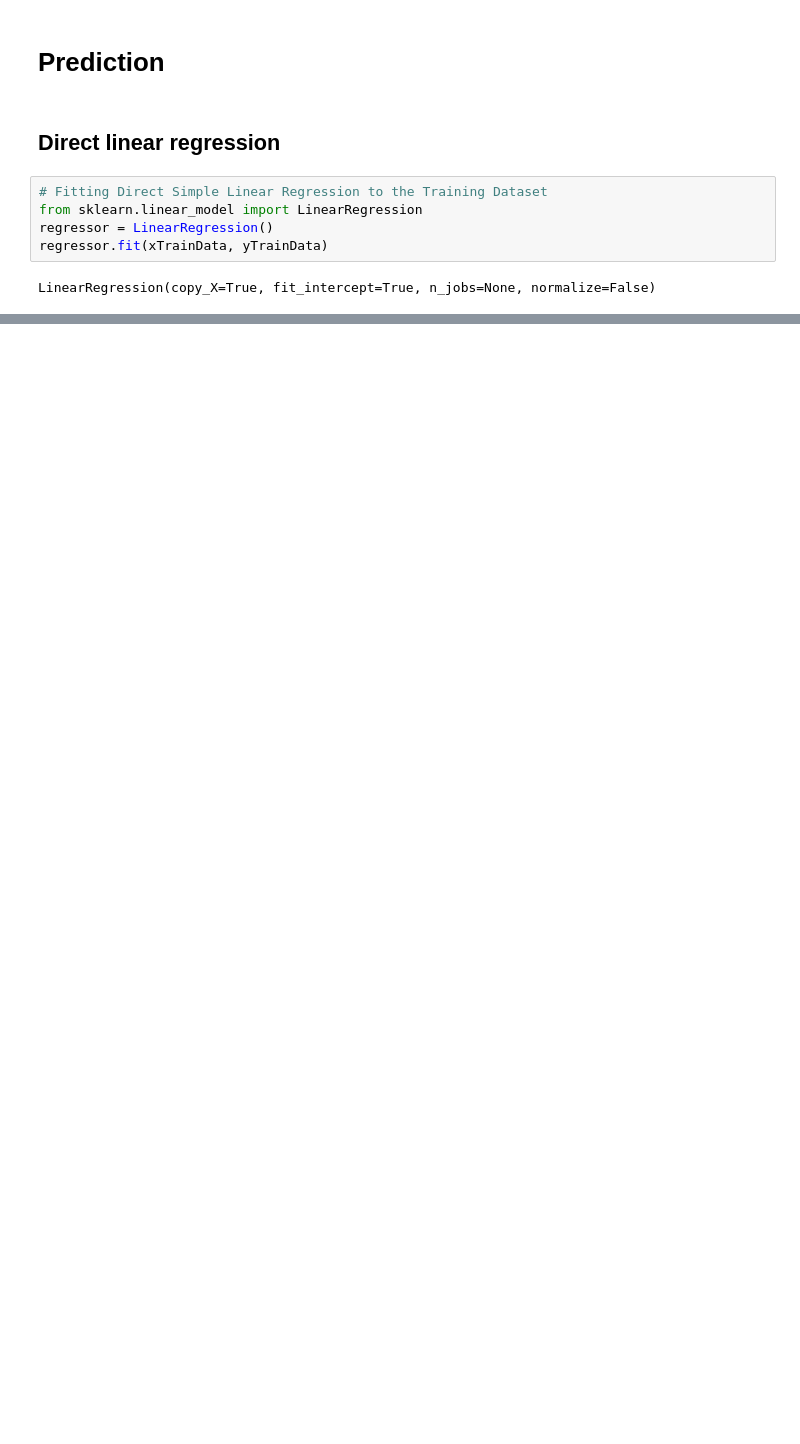
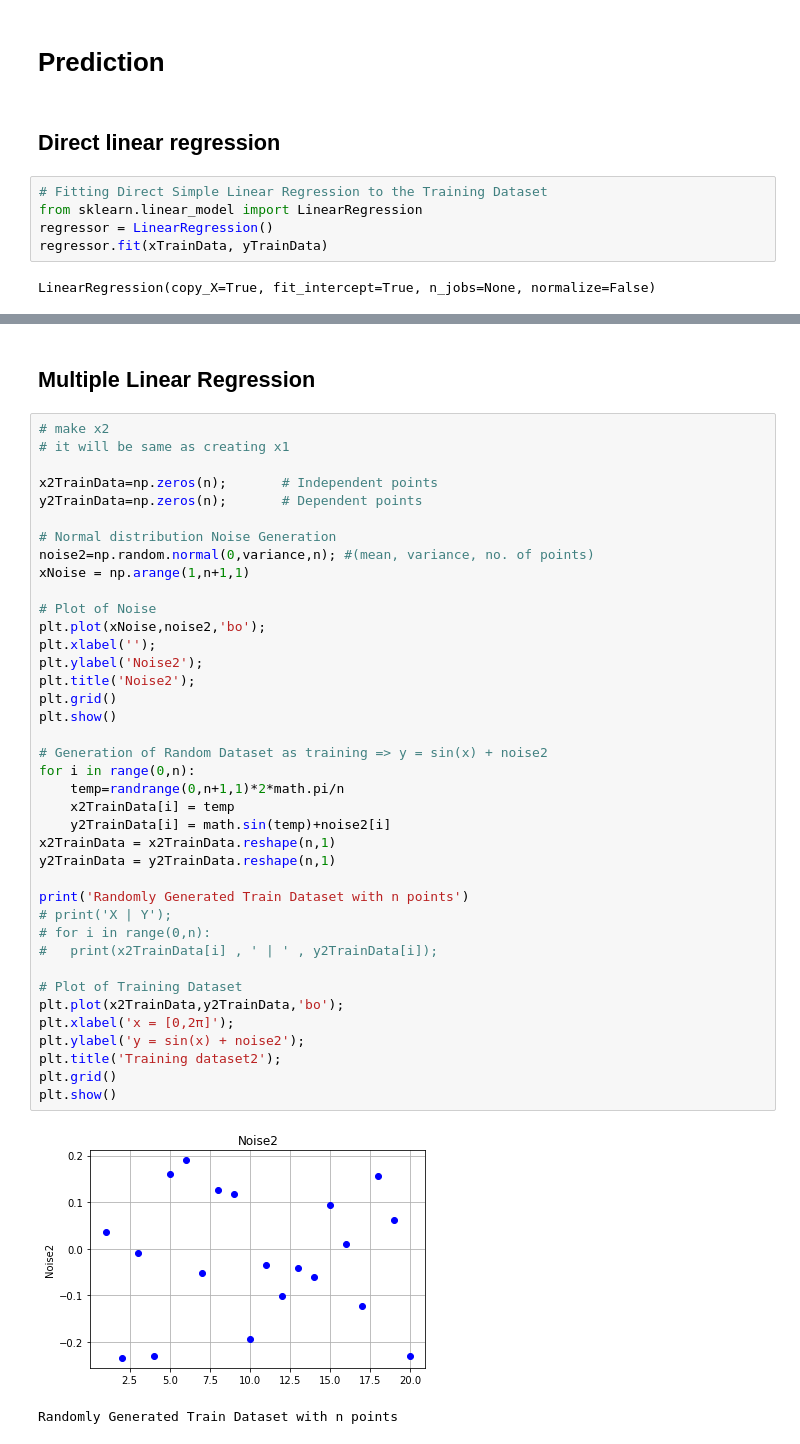
Before and after one commit to anuraagbarde/MachineLearning, a Jupyter notebook: 2018BCS010_ML_LAB_asg1.ipynb, the cells around one changed output, grey strips where cells are left out. Drawn from its saved outputs; the diff is of its cells as text; blank space fills up the shorter version.

```diff
--- a/2018BCS010_ML_LAB_asg1.ipynb
+++ b/2018BCS010_ML_LAB_asg1.ipynb
@@ -137,0 +139,44 @@ mse = 0.23854768810190938
+# %% [markdown]
+## Multiple Linear Regression
+# %%
+# make x2
+# it will be same as creating x1
+
+x2TrainData=np.zeros(n);       # Independent points
+y2TrainData=np.zeros(n);       # Dependent points
+
+# Normal distribution Noise Generation
+noise2=np.random.normal(0,variance,n); #(mean, variance, no. of points)
+xNoise = np.arange(1,n+1,1)
+
+# Plot of Noise
+plt.plot(xNoise,noise2,'bo');
+plt.xlabel('');
+plt.ylabel('Noise2');
+plt.title('Noise2');
+plt.grid()
+plt.show()
+
+# Generation of Random Dataset as training => y = sin(x) + noise2
+for i in range(0,n):
+    temp=randrange(0,n+1,1)*2*math.pi/n
+    x2TrainData[i] = temp
+    y2TrainData[i] = math.sin(temp)+noise2[i]
+x2TrainData = x2TrainData.reshape(n,1)
+y2TrainData = y2TrainData.reshape(n,1)
+
+print('Randomly Generated Train Dataset with n points')
+# print('X | Y');
+# for i in range(0,n):
+#   print(x2TrainData[i] , ' | ' , y2TrainData[i]);
+
+# Plot of Training Dataset
+plt.plot(x2TrainData,y2TrainData,'bo');
+plt.xlabel('x = [0,2π]');
+plt.ylabel('y = sin(x) + noise2');
+plt.title('Training dataset2');
+plt.grid()
+plt.show()
+# %% [output]
+[figure, added]
+Randomly Generated Train Dataset with n points
```
Also changed, not shown: parts of 10 cells of this notebook.
